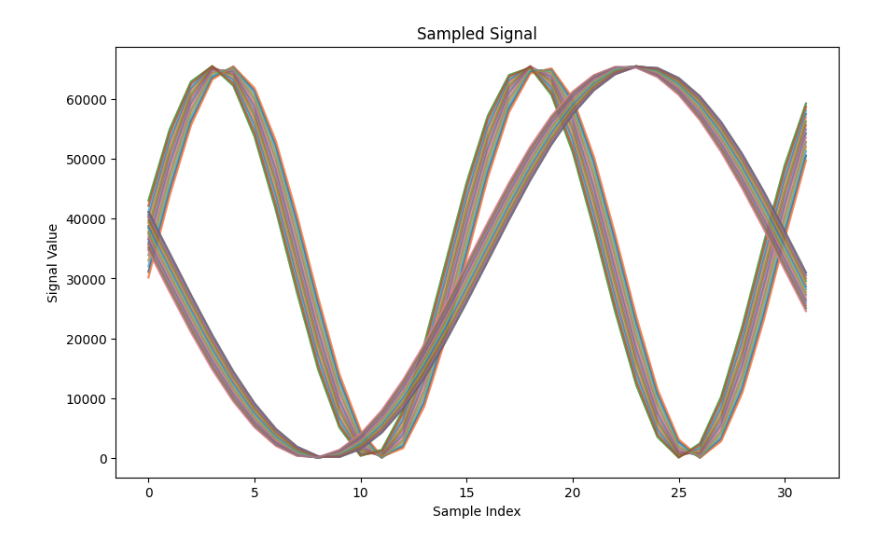
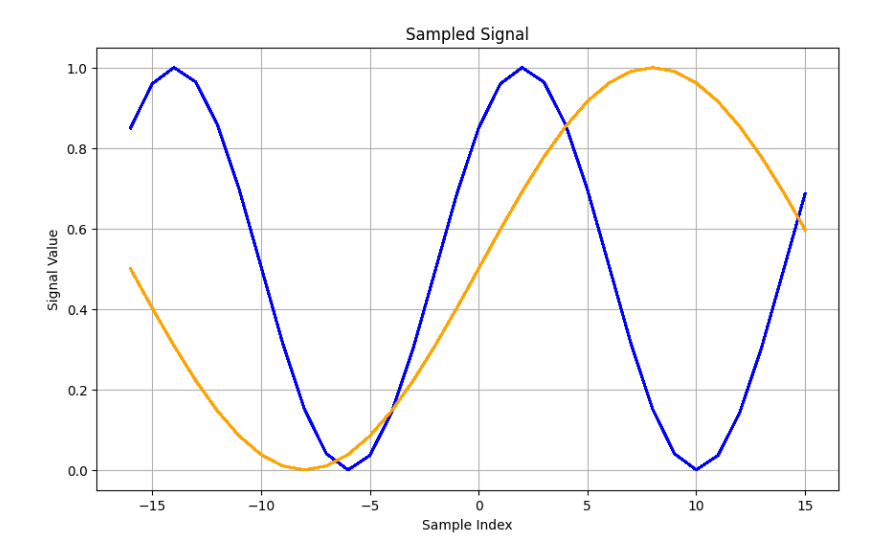
Before and after one commit to ruich95/SynQ, a Jupyter notebook: src/python/triggered_sample.ipynb, the cells around one changed output. Cells and saved outputs as stored; diff of their text form; code cells hidden in the pictures.

```diff
--- a/src/python/triggered_sample.ipynb
+++ b/src/python/triggered_sample.ipynb
@@ -59,8 +60,10 @@ def nco_gen(initial_phase: float = 0,
     # next acc value
     phase_acc_val = ((phase_acc_val & msk) + (step & msk)) & msk
 
+    dithering = np.random.randint(1024, dtype=np.uint32) # 10 bits dithering
+
     # the index (higher 14 bits) of a waveform lut
-    output_idx = (phase_acc_val & msk) >> 10
+    output_idx = ((phase_acc_val + dithering) & msk) >> 10
 
     return lut[output_idx]
 
@@ -195,43 +198,47 @@ def pll_gen(div2: bool = True):
 
   return pll
 # %%
-sign = lambda x: (True if x > 32767 else False)
+sign = lambda x: x > 32767
 
 signal_length = 20000
 window_size = 32
 
 ref_nco = nco_gen()
 pll_nco = nco_gen()
 pfd = pfd_gen()
 mav = mav_gen()
 acc = acc_gen()
 div2 = div2_gen()
 ref_phase_noise = np.random.randint(-40960, 40960, size=(signal_length,), dtype=np.int32)
 
 ref_signal = np.zeros((signal_length,), dtype=np.uint16)
 #ref_signal = np.uint16(np.sin((2 * np.pi + 0.7) * np.arange(signal_length) / 32) * ((2**14) - 1) + (2**15))
 pll_signal = np.zeros((signal_length,), dtype=np.uint16)
 pfd_signal = np.zeros((signal_length,), dtype=np.int32)
 
 
 for i in range(signal_length):
     fb_val = 0 if i == 0 else div2((pll_signal[i-1] & (2**15)) >> 15)
-    ref_signal[i] = ref_nco(2**19 + 43793)
+    ref_signal[i] = ref_nco(2**19)
     pfd_signal[i] = pfd((ref_signal[i] & (2**15)) >> 15, fb_val)
     acc_signal = acc(pfd_signal[i])
     pfd_signal[i] = (np.int32(pfd_signal[i]) << 15)
     ctrl = pfd_signal[i] + (acc_signal << 5)
     pll_signal[i] = pll_nco(2**20 + ctrl)
 
 signs  = np.array([sign(x) for x in ref_signal], dtype=bool)
 trigger = np.array([signs[i] != signs[i-1] and signs[i] for i in range(1, len(signs))], dtype=bool)
 
+refSampler = TriggeredSampler(window_size=32, full_scale=(2**15-1), full_scale_volt=0.5)
+pllSampler = TriggeredSampler(window_size=32, full_scale=(2**15-1), full_scale_volt=0.5)
+
 plt.figure(figsize=(10, 6))
+plt.grid()
 
-sampled_signal = sample(pll_signal[-2048:], trigger[-2048:], window_size=window_size)
-plot_sampled_signal(sampled_signal, window_size=window_size)
+pllSampler.sample(pll_signal[-4096:], trigger[-4096:])
+pllSampler.plot_sampled_signal(ax=plt.gca())
 
-sampled_signal = sample(ref_signal[-2048:], trigger[-2048:], window_size=window_size)
-plot_sampled_signal(sampled_signal, window_size=window_size)
+refSampler.sample(ref_signal[-4096:], trigger[-4096:])
+refSampler.plot_sampled_signal(ax=plt.gca(), color='orange')
 # %% [output]
-[figure, old version]
+[figure, new version]
```
Also changed, not shown: parts of 1 cell of this notebook, 6 other files.
